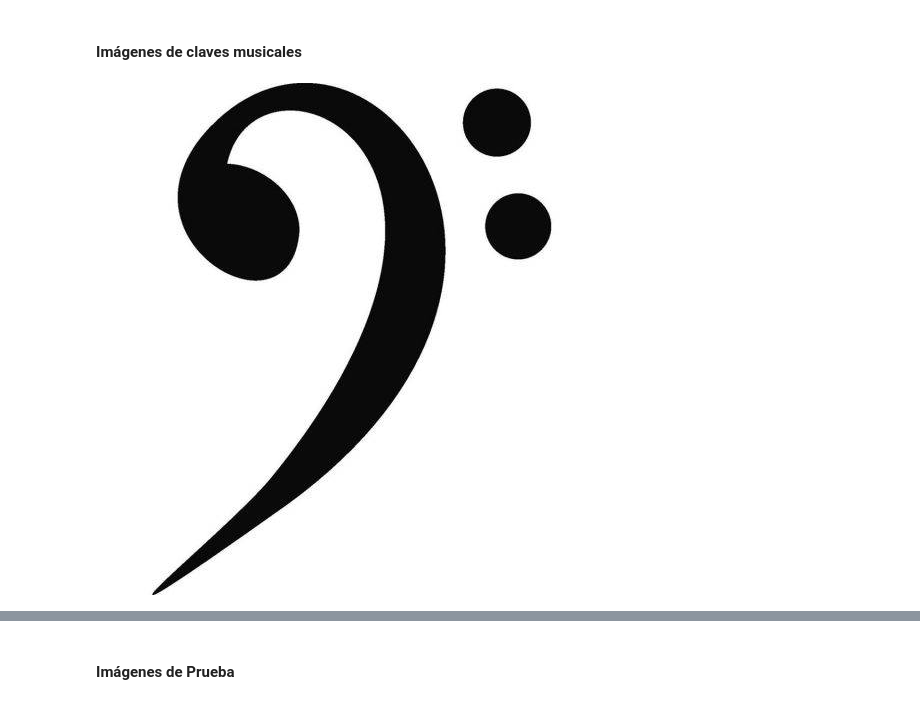
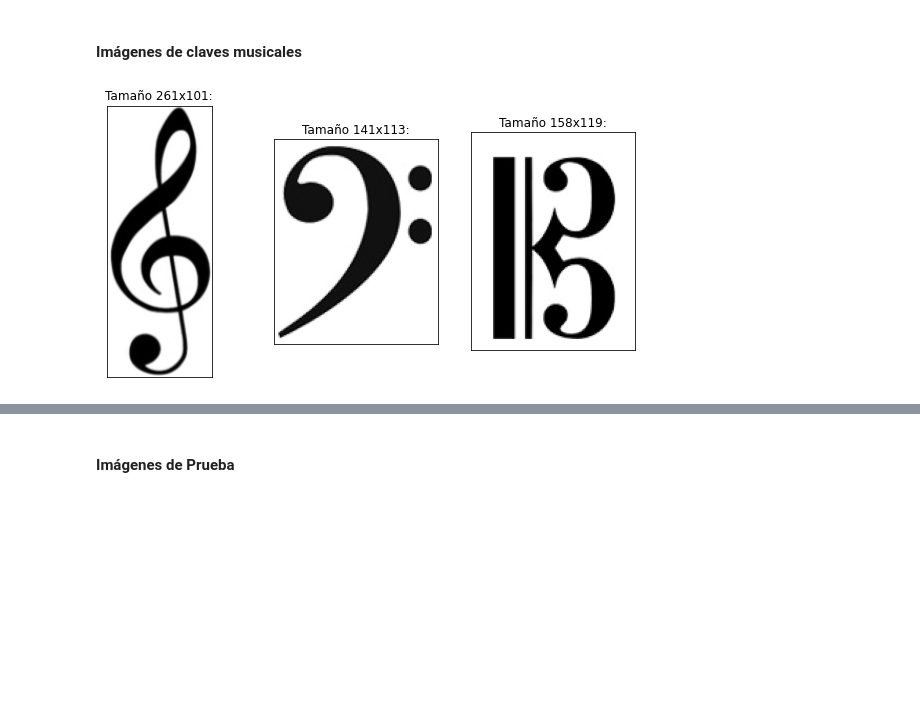
Before and after one commit to Carhuacusma/CC61_PDI_Trabajo_Final, a Jupyter notebook: CC61_PDI_Trabajo_Final.ipynb, the cells around one changed output, grey strips where cells are left out. Drawn from its saved outputs; the diff is of its cells as text; code cells hidden in the pictures; blank space fills up the shorter version.

```diff
--- a/CC61_PDI_Trabajo_Final.ipynb
+++ b/CC61_PDI_Trabajo_Final.ipynb
@@ -106,4 +105,0 @@ imClave_Fa = cv2.cvtColor(io.imread("https://scontent.flim4-2.fna.fbcdn.net/v/t1
-# %%
-cv2_imshow(imClave_Fa)
-# %% [output]
-[figure, removed]
@@ -110,10 +108,18 @@ cv2_imshow(imClave_Fa)
+# %%
+arrClaves_Grises = [0 for _ in range(3)]
+arrClaves_Grises[0] = cv2.cvtColor(io.imread("%s%s"%(repo,"Claves/sol.jpg")),cv2.COLOR_RGB2GRAY)
+arrClaves_Grises[1] = cv2.cvtColor(io.imread("%s%s"%(repo,"Claves/fa.jpg")),cv2.COLOR_RGB2GRAY)
+arrClaves_Grises[2] = cv2.cvtColor(io.imread("%s%s"%(repo,"Claves/do.jpg")),cv2.COLOR_RGB2GRAY)
 # %%
 #Por ahora no se usa porque no encontré una imagen con todas las notas musicales con buena calidad
 #(en la anterior se pixeleaba mucho, so that, esqueleto necesita thic)
 def graficarArr(arrIm):
   n = len(arrIm)
   fig, ax = plt.subplots(1, n, figsize=(10,5), subplot_kw=dict(xticks=[],yticks=[]))
   for i in range(n):
     titulo = "Tamaño %sx%s:"%(arrIm[i].shape[0],arrIm[i].shape[1])
     ax[i].set_title(titulo);
     ax[i].imshow(arrIm[i],cmap='gray')
+graficarArr(arrClaves_Grises)
+# %% [output]
+[figure, added]
```
Also changed, not shown: parts of 81 cells of this notebook.
